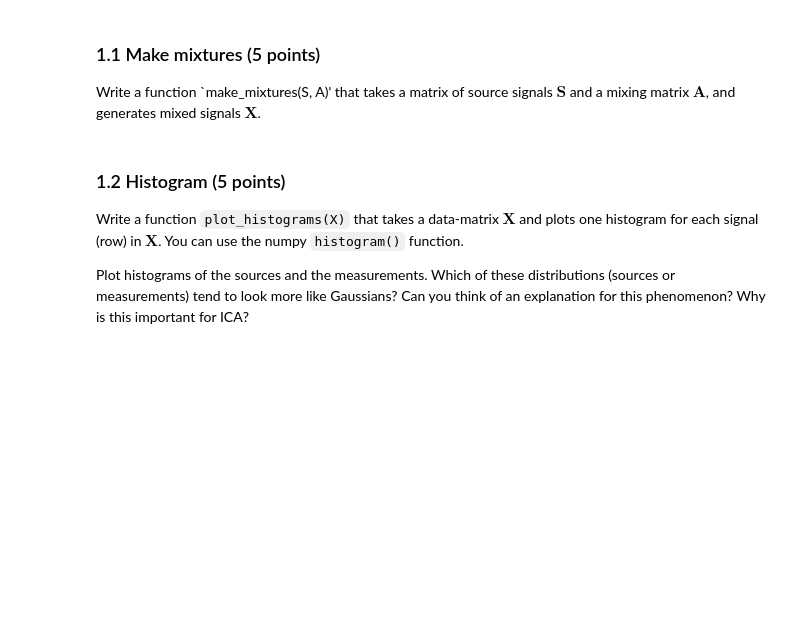
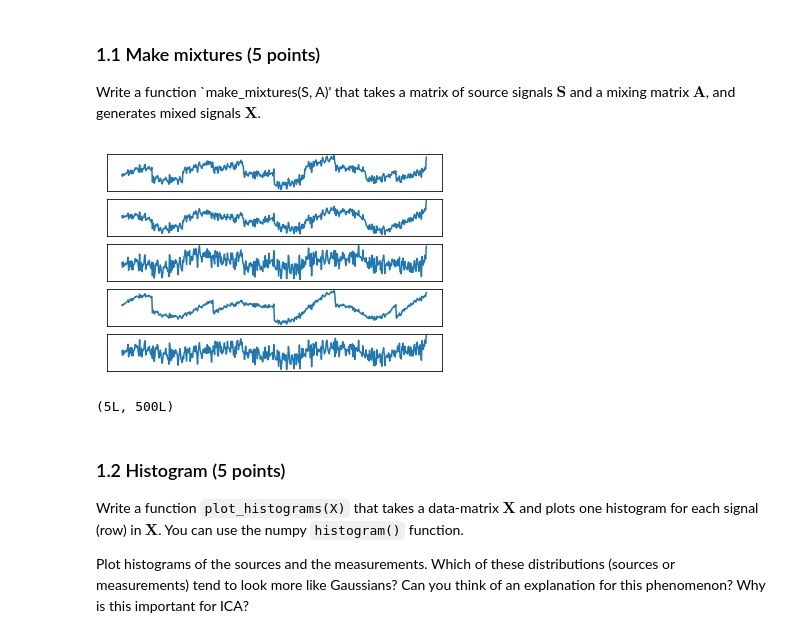
Before and after one commit to danakianfar/machine_learning_2_labs, a Jupyter notebook: lab1/lab1.ipynb, the cells around one changed output. Drawn from its saved outputs; the diff is of its cells as text; code cells hidden in the pictures; blank space fills up the shorter version.

```diff
--- a/lab1/lab1.ipynb
+++ b/lab1/lab1.ipynb
@@ -93,12 +93,17 @@ Write a function `make_mixtures(S, A)' that takes a matrix of source signals $\m
 # %%
 ### 1.1 Make mixtures
 def make_mixtures(S, A=None):
-    # YOUR CODE HERE
-    raise NotImplementedError()
+    return A.dot(S)
 
 A = random_nonsingular_matrix(d=S.shape[0])
 X = make_mixtures(S, A)
 plot_signals(X)
+# %% [output]
+[figure, added]
+# %%
+S.shape
+# %% [output]
+(5L, 500L)
 # %% [markdown]
 ### 1.2 Histogram (5 points)
 Write a function `plot_histograms(X)` that takes a data-matrix $\mathbf{X}$ and plots one histogram for each signal (row) in $\mathbf{X}$. You can use the numpy `histogram()` function.
```
Also changed, not shown: parts of 2 cells of this notebook.
